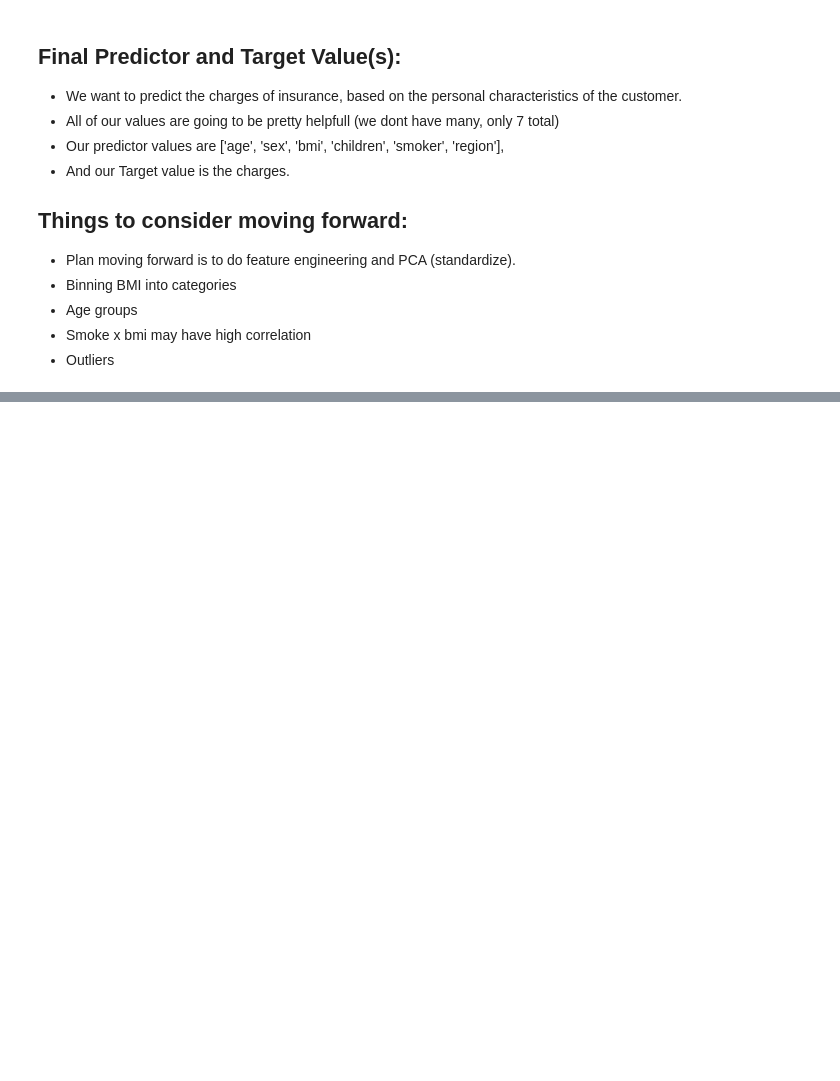
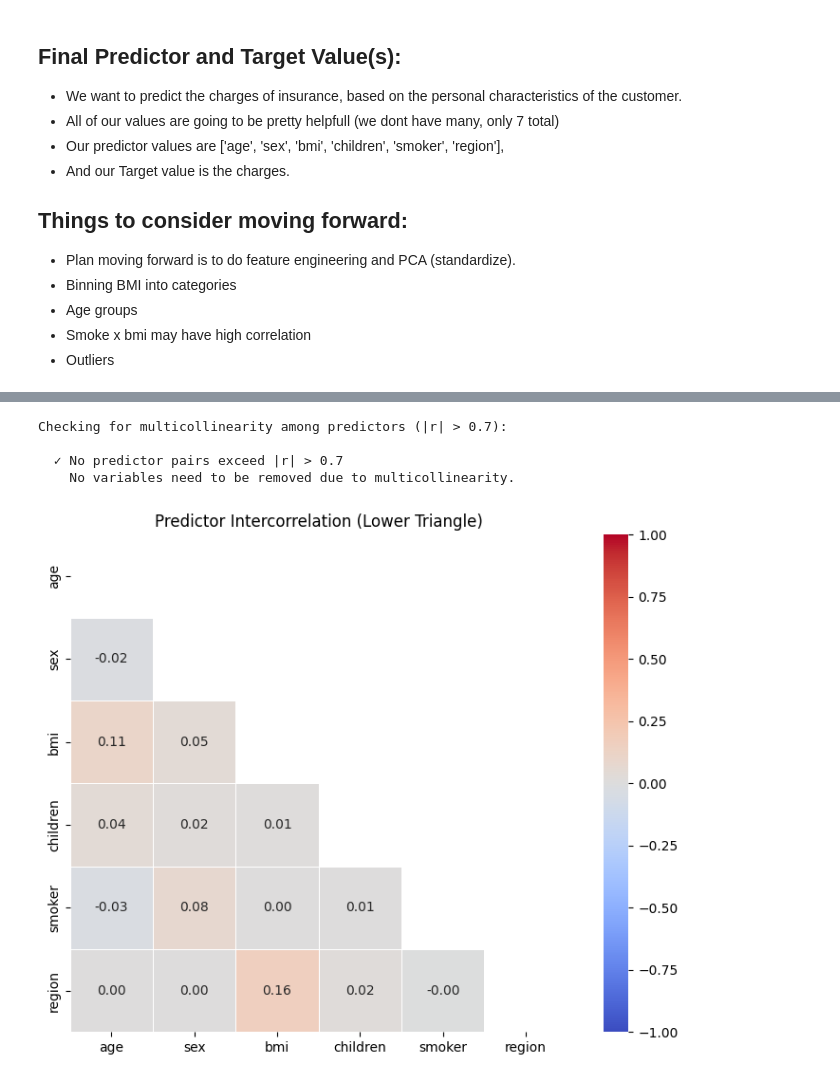
Before and after one commit to SurehSan/Predictive-Analytics-Project, a Jupyter notebook: Insurance.ipynb, the cells around one changed output, grey strips where cells are left out. Drawn from its saved outputs; the diff is of its cells as text; code cells hidden in the pictures; blank space fills up the shorter version.

```diff
--- a/Insurance.ipynb
+++ b/Insurance.ipynb
@@ -94,0 +151,34 @@ df[df.duplicated(keep=False)]
+# %%
+# Check for multicollinearity: identify predictor pairs with |r| > 0.7
+predictors = ['age', 'sex', 'bmi', 'children', 'smoker', 'region']
+corr_predictors = df_encoded[predictors].corr()
+
+print("Checking for multicollinearity among predictors (|r| > 0.7):\n")
+high_corr_pairs = []
+for i in range(len(predictors)):
+    for j in range(i + 1, len(predictors)):
+        r = corr_predictors.iloc[i, j]
+        if abs(r) > 0.7:
+            high_corr_pairs.append((predictors[i], predictors[j], r))
+
+if high_corr_pairs:
+    for feat1, feat2, r in high_corr_pairs:
+        print(f"  ⚠ {feat1} & {feat2}: r = {r:.3f}")
+else:
+    print("  ✓ No predictor pairs exceed |r| > 0.7")
+    print("    No variables need to be removed due to multicollinearity.")
+
+# Show predictor-only correlation heatmap
+plt.figure(figsize=(8, 6))
+mask = np.triu(np.ones_like(corr_predictors, dtype=bool))
+sns.heatmap(corr_predictors, annot=True, fmt='.2f', cmap='coolwarm', center=0,
+            mask=mask, linewidths=0.5, square=True, vmin=-1, vmax=1)
+plt.title('Predictor Intercorrelation (Lower Triangle)')
+plt.tight_layout()
+plt.show()
+# %% [output]
+Checking for multicollinearity among predictors (|r| > 0.7):
+
+  ✓ No predictor pairs exceed |r| > 0.7
+    No variables need to be removed due to multicollinearity.
+[figure, added]
```
Also changed, not shown: parts of 7 cells of this notebook.
